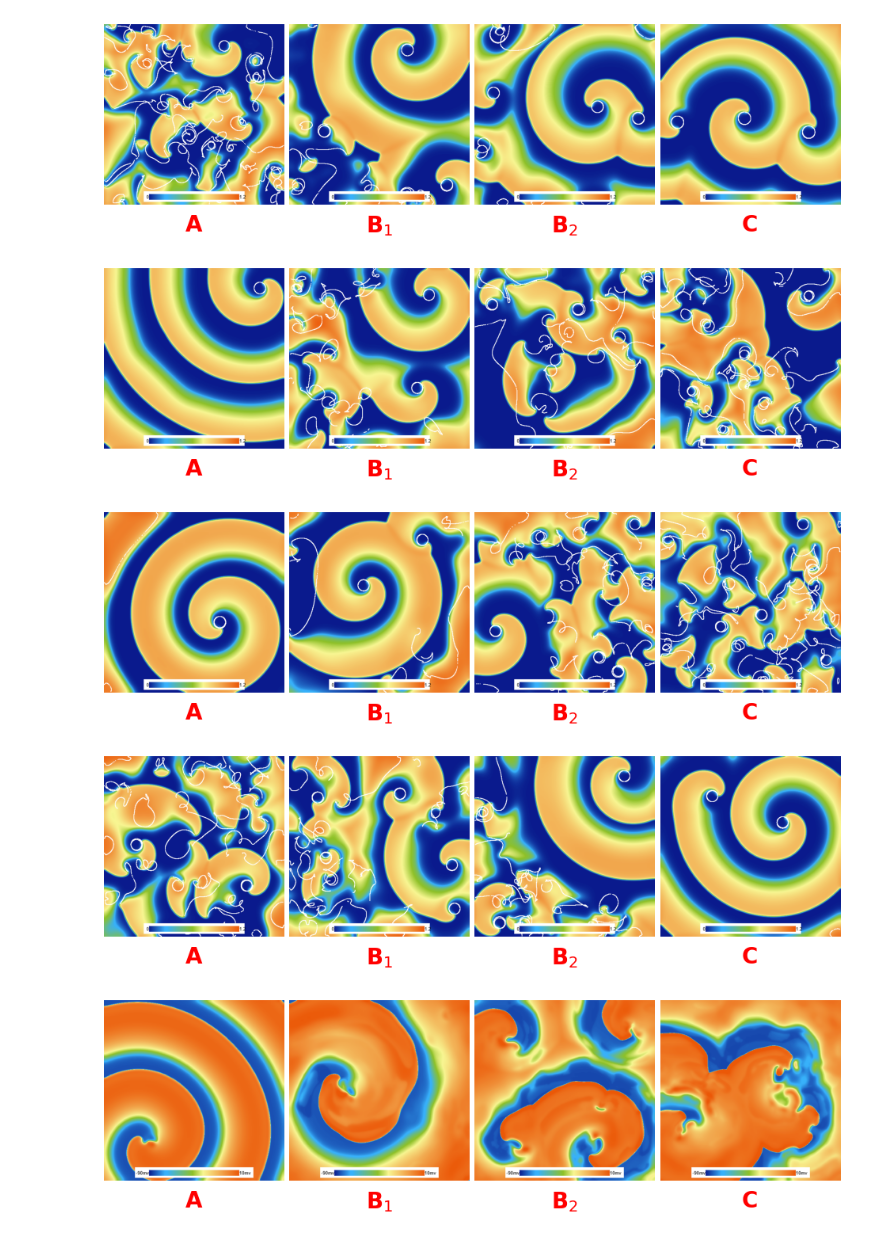
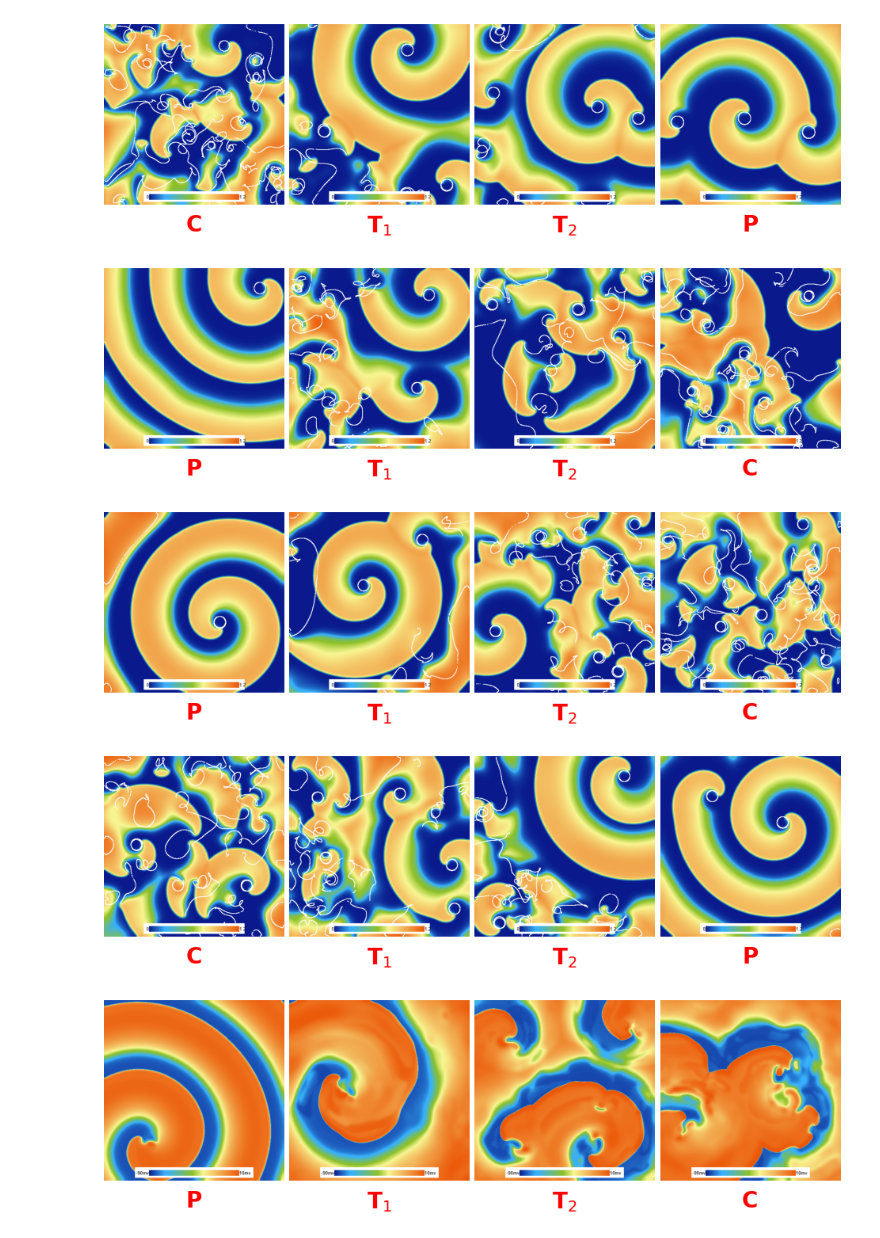
Before and after one commit to William-XiaodongAn/Quantifying-The-Complex-Spatiotemporal-Chaos-of-Cardiac-Fibrillation-in-Ionic-Models, a Jupyter notebook: figs/script_to_plot_middle_spiral.ipynb, the cells around one changed output. Drawn from its saved outputs; the diff is of its cells as text; code cells hidden in the pictures.

```diff
--- a/figs/script_to_plot_middle_spiral.ipynb
+++ b/figs/script_to_plot_middle_spiral.ipynb
@@ -8,37 +8,37 @@ labels1 = ["C", 'T$_1$', 'T$_2$', "P"]
 labels2 = ["P", 'T$_1$', 'T$_2$', "C"]
 
 folder_path = "taud"
 order_lst = [1,-1,-1,1,-1]
 folder = [ "taud" , "taur" , "tau0" , "tausi" , "TNNP"]
 for idx,folder_path in enumerate(folder):
     fig, axes = plt.subplots(1, 4, figsize=(12, 3))
 
     order = order_lst[idx]
     image_paths = [os.path.join(folder_path, name) for name in image_names[::order]]
     for ax, path in zip(axes, image_paths):
         if folder_path == "taud" or folder_path == "tausi":
-            label = labels1
+            label = labels1[image_paths.index(path)]
         else:
-            label = labels2
+            label = labels2[image_paths.index(path)]
         img = mpimg.imread(path)
         ax.imshow(img)
         ax.axis("off")
 
         # Add label at middle bottom
         ax.text(
             0.5, -0.05, label, color="red", fontsize=20, weight="bold",
             ha="center", va="top", transform=ax.transAxes
         )
 
     outname = folder_path[:3] + '_' + folder_path[3:] + '_spiral.png'
     out_path = os.path.join(folder_path, outname)
 
     plt.subplots_adjust(wspace=0.03, hspace=0)  # minimize spacing
     plt.savefig(out_path, dpi=300, bbox_inches="tight")
     plt.show()
 # %% [output]
-[figure, old version]
+[figure, new version]
-[figure, old version]
+[figure, new version]
-[figure, old version]
+[figure, new version]
-[figure, old version]
+[figure, new version]
-[figure, old version]
+[figure, new version]
```
Also changed, not shown: 1 other file.
